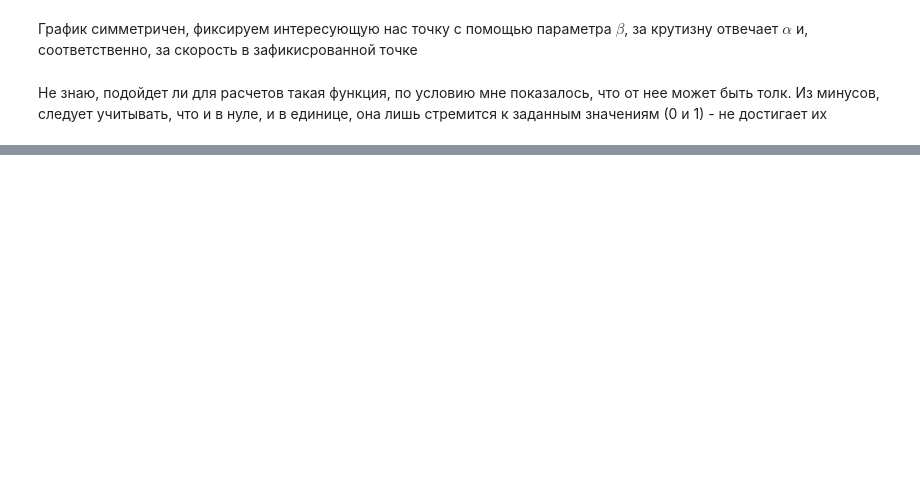
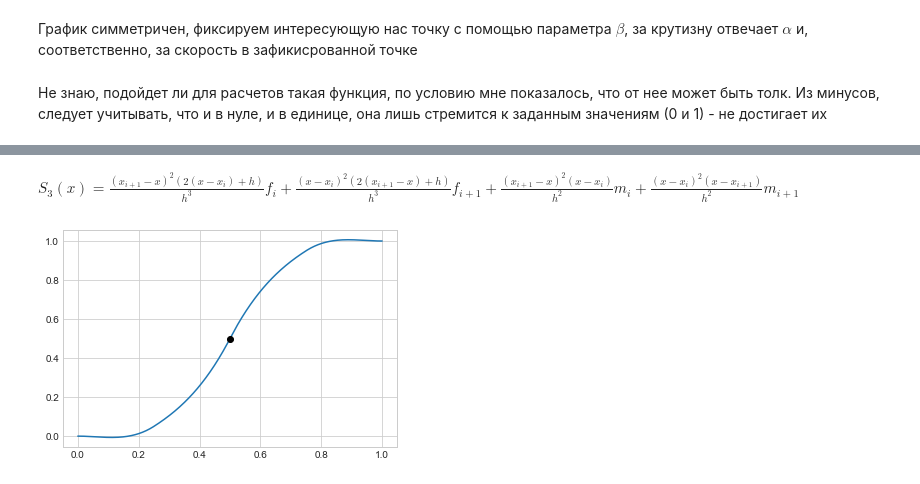
Before and after one commit to AlKul/Burnout_equation, a Jupyter notebook: Burnout.ipynb, the cells around one changed output, grey strips where cells are left out. Saved outputs shown, nothing was run; the diff lists cells and outputs as text; code cells hidden in the pictures; blank space fills up the shorter version.

```diff
--- a/Burnout.ipynb
+++ b/Burnout.ipynb
@@ -109,0 +203,44 @@ plt.show()
+# %% [markdown]
+$S_3(x) = \frac{(x_{i+1} - x)^2 (2(x-x_i) + h)}{h^3}f_i +
+\frac{(x - x_i)^2 (2(x_{i+1}-x) + h)}{h^3}f_{i+1} +
+\frac{(x_{i+1} - x)^2 (x-x_i)}{h^2}m_i +
+\frac{(x - x_i)^2 (x-x_{i+1})}{h^2}m_{i+1}$
+# %%
+def S3(list_of_x, list_of_nodes, list_of_f_i, list_of_m_i):
+    res = []
+    num = 0
+    a,b = 0., 0.
+    for x in list_of_x:
+        for i, xi in enumerate(list_of_nodes): # Находим, между каких узлов x
+            if (xi < x) & (list_of_nodes[i+1] < x):
+                continue
+            else:
+                a, b = list_of_nodes[i], list_of_nodes[i+1]
+                num = i
+                break
+        res.append ( (b - x)**2 * (2*(x - a) + (b - a) ) * list_of_f_i[num] / (b - a)**3 +\
+                    (x - a)**2 * (2*(b - x) + (b - a) ) * list_of_f_i[num + 1] / (b - a)**3 +
+                    (b - x)**2 * (x - a) * list_of_m_i[num] / (b - a)**2 +
+                    (x - a)**2 * (x - b) * list_of_m_i[num+1] / (b - a)**2 )
+    return res
+
+# Здесь задаем значения
+
+list_of_nodes = [0., 0.25, 0.5, 0.75, 1.]
+list_of_f_i = [0., 0.05, 0.5, 0.95, 1.]
+list_of_m_i = [0., 1., 3., 1., 0.]
+
+
+# Строим график
+
+ox = np.linspace(0., 1, 500)
+
+oy = S3(ox, list_of_nodes, list_of_f_i, list_of_m_i)
+
+plt.plot(ox, oy)
+plt.plot(0.5, 0.5, marker = 'o', color = 'black')
+
+plt.plot()
+plt.show()
+# %% [output]
+[figure, added]
```
Also changed, not shown: parts of 20 cells of this notebook.
